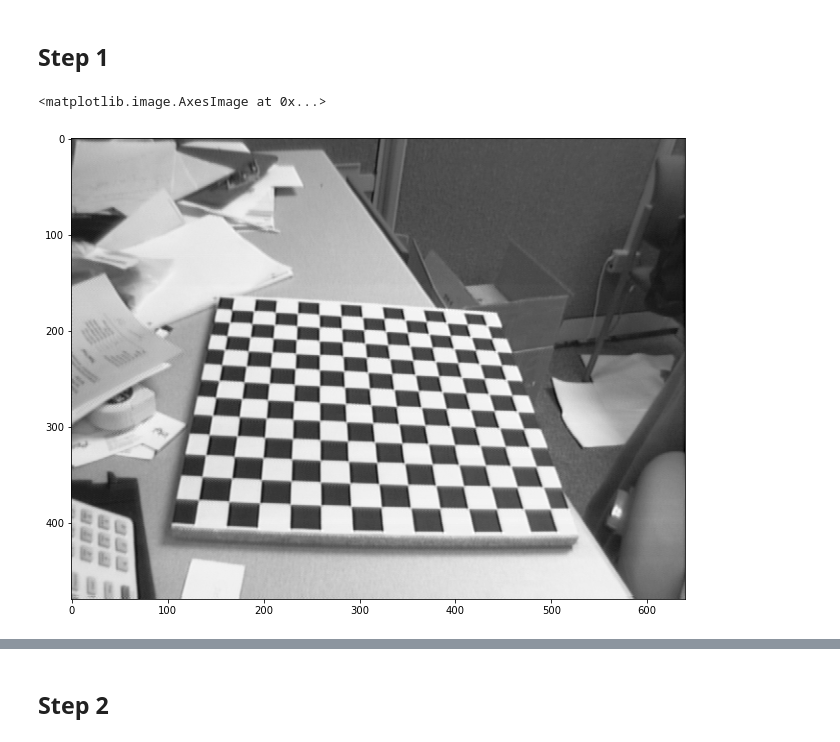
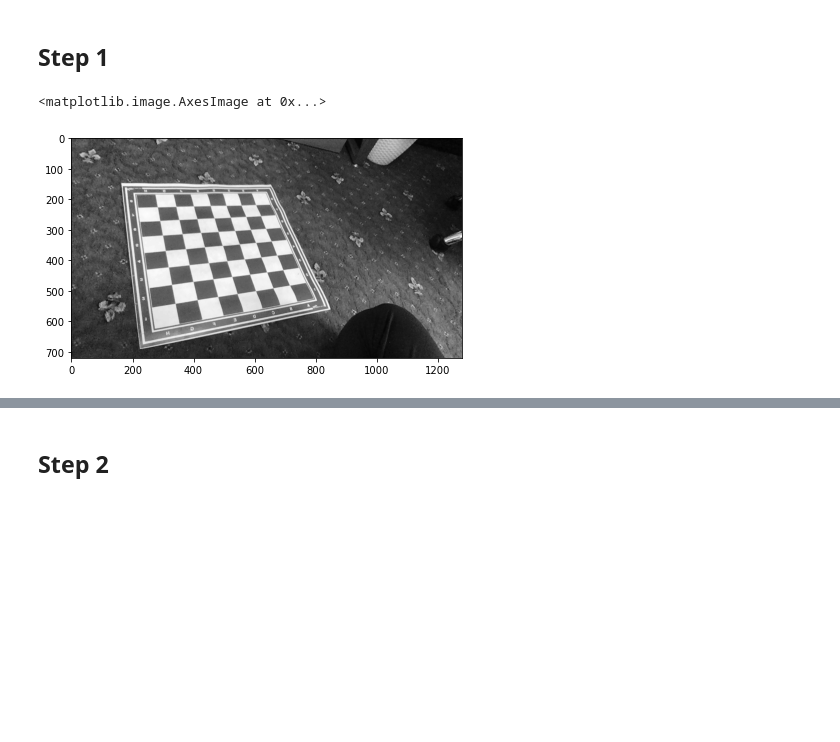
Before and after one commit to muhammadbader/BioVision, a Jupyter notebook: 02_11_2020_Tutorial3.ipynb, the cells around one changed output, grey strips where cells are left out. Drawn from its saved outputs; the diff is of its cells as text; code cells hidden in the pictures; blank space fills up the shorter version.

```diff
--- a/02_11_2020_Tutorial3.ipynb
+++ b/02_11_2020_Tutorial3.ipynb
@@ -83,12 +83,12 @@ print(R)
 # %% [markdown]
 ## Step 1
 # %%
-chess_img = cv2.imread('calib_example/Image1.tif', cv2.IMREAD_GRAYSCALE)
+chess_img = cv2.imread('myChess/test/test1.jpeg', cv2.IMREAD_GRAYSCALE)
 
-imshow(chess_img, cmap='gray', figure=figure(figsize=(11,12)))
+imshow(chess_img, cmap='gray', figure=figure(figsize=(7,7)))
 # %% [output]
 <matplotlib.image.AxesImage at 0x...>
-[figure, old version]
+[figure, new version]
 # %%
 # The pattern size is the number of inner corenrs in your chessboard (corners per row, corners per column).
 # In this chessboard:
```
Also changed, not shown: parts of 2 cells of this notebook, 3 other files.
